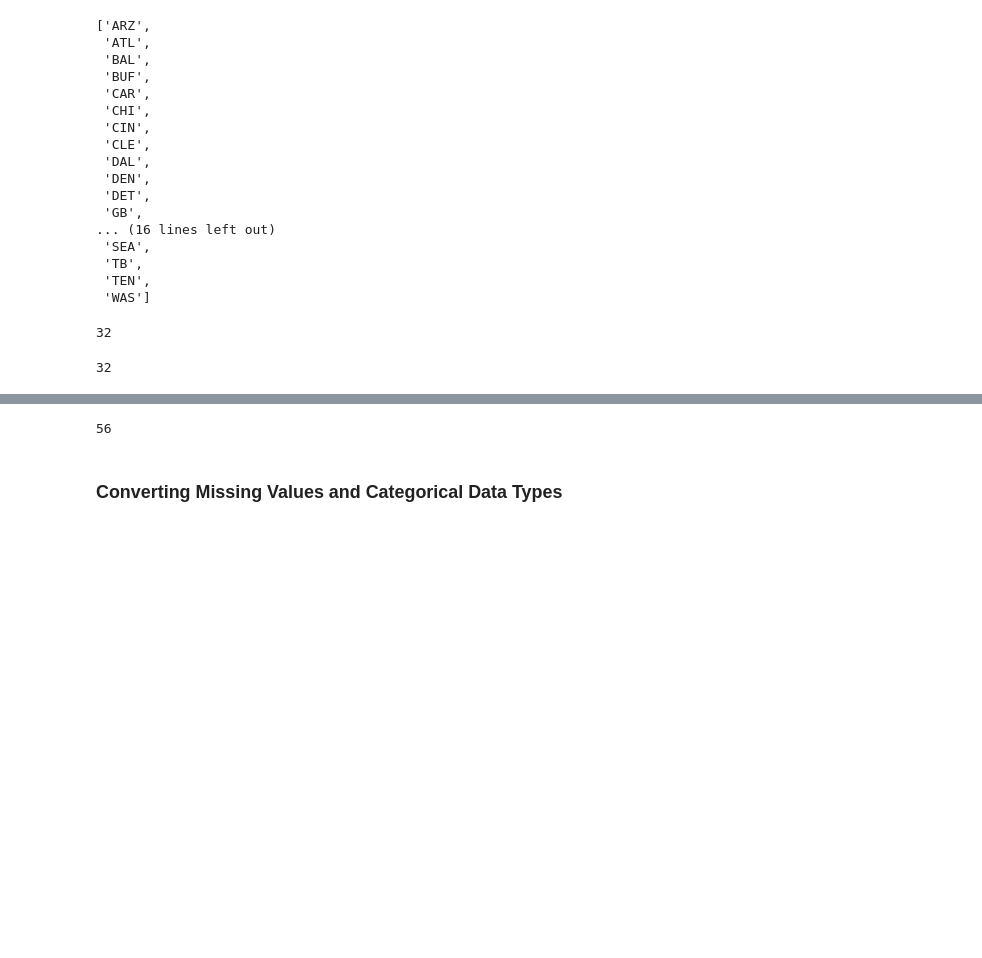
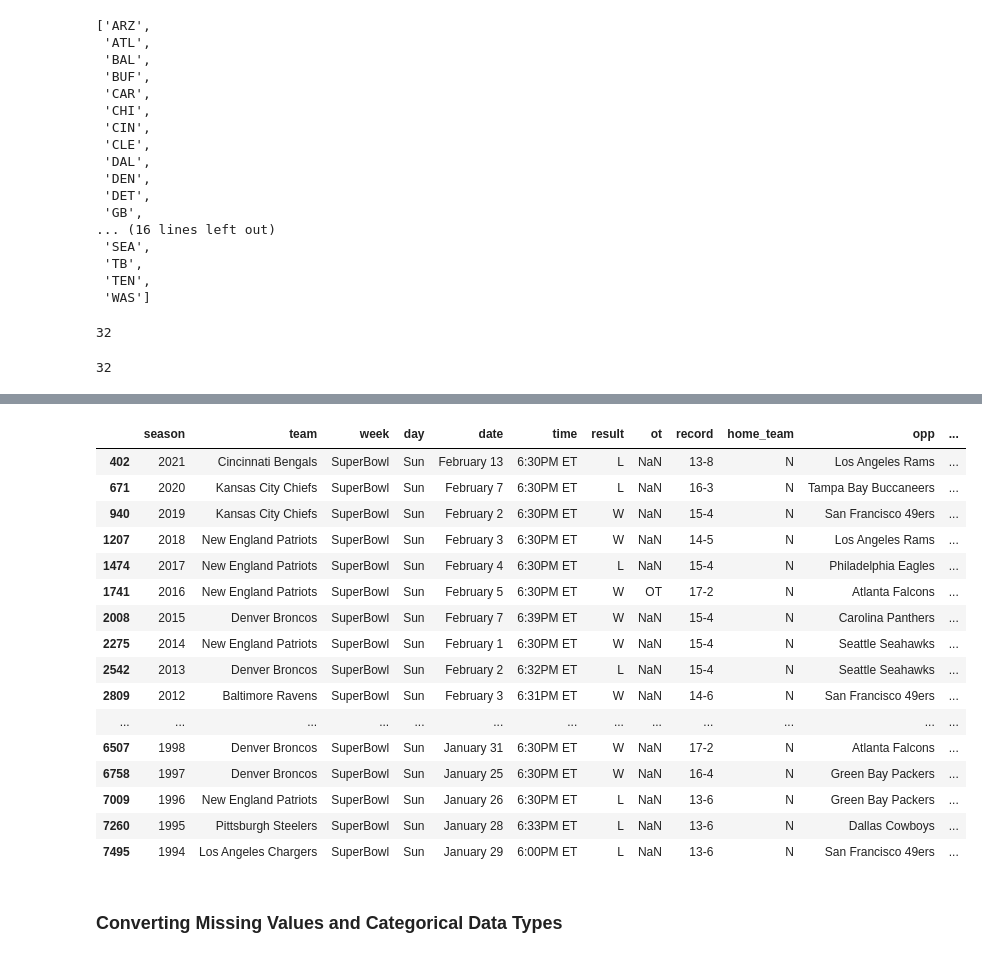
Before and after one commit to Mirror1023/NFL_Game_Predictor, a Jupyter notebook: 02_data_preparation.ipynb, the cells around one changed output, grey strips where cells are left out. Cells and saved outputs as stored; diff of their text form; code cells hidden in the pictures; blank space fills up the shorter version.

```diff
--- a/02_data_preparation.ipynb
+++ b/02_data_preparation.ipynb
@@ -361,8 +398,25 @@ df.tail(50)
 # %%
 #df.loc[df['team'] == 'New York Jets'].tail(50)
 # %%
-len(df[df.week == 'SuperBowl'])
+df[df.week == 'SuperBowl']
 # we must determine which teams are the home teams and away teams for the SB.
+# even year = AFC team is the home team for the SB, odd year = NFC team is the home team for the SB
 # the game is played on neutral ground where the location is determined years in advance.
 # %% [output]
-56
+|  | season | team | week | day | date | time | result | ot | record | home_team | opp | ... |
+| 402 | 2021 | Cincinnati Bengals | SuperBowl | Sun | February 13 | 6:30PM ET | L | NaN | 13-8 | N | Los Angeles Rams | ... |
+| 671 | 2020 | Kansas City Chiefs | SuperBowl | Sun | February 7 | 6:30PM ET | L | NaN | 16-3 | N | Tampa Bay Buccaneers | ... |
+| 940 | 2019 | Kansas City Chiefs | SuperBowl | Sun | February 2 | 6:30PM ET | W | NaN | 15-4 | N | San Francisco 49ers | ... |
+| 1207 | 2018 | New England Patriots | SuperBowl | Sun | February 3 | 6:30PM ET | W | NaN | 14-5 | N | Los Angeles Rams | ... |
+| 1474 | 2017 | New England Patriots | SuperBowl | Sun | February 4 | 6:30PM ET | L | NaN | 15-4 | N | Philadelphia Eagles | ... |
+| 1741 | 2016 | New England Patriots | SuperBowl | Sun | February 5 | 6:30PM ET | W | OT | 17-2 | N | Atlanta Falcons | ... |
+| 2008 | 2015 | Denver Broncos | SuperBowl | Sun | February 7 | 6:39PM ET | W | NaN | 15-4 | N | Carolina Panthers | ... |
+| 2275 | 2014 | New England Patriots | SuperBowl | Sun | February 1 | 6:30PM ET | W | NaN | 15-4 | N | Seattle Seahawks | ... |
+| 2542 | 2013 | Denver Broncos | SuperBowl | Sun | February 2 | 6:32PM ET | L | NaN | 15-4 | N | Seattle Seahawks | ... |
+| 2809 | 2012 | Baltimore Ravens | SuperBowl | Sun | February 3 | 6:31PM ET | W | NaN | 14-6 | N | San Francisco 49ers | ... |
+| ... | ... | ... | ... | ... | ... | ... | ... | ... | ... | ... | ... | ... |
+| 6507 | 1998 | Denver Broncos | SuperBowl | Sun | January 31 | 6:30PM ET | W | NaN | 17-2 | N | Atlanta Falcons | ... |
+| 6758 | 1997 | Denver Broncos | SuperBowl | Sun | January 25 | 6:30PM ET | W | NaN | 16-4 | N | Green Bay Packers | ... |
+| 7009 | 1996 | New England Patriots | SuperBowl | Sun | January 26 | 6:30PM ET | L | NaN | 13-6 | N | Green Bay Packers | ... |
+| 7260 | 1995 | Pittsburgh Steelers | SuperBowl | Sun | January 28 | 6:33PM ET | L | NaN | 13-6 | N | Dallas Cowboys | ... |
+| 7495 | 1994 | Los Angeles Chargers | SuperBowl | Sun | January 29 | 6:00PM ET | L | NaN | 13-6 | N | San Francisco 49ers | ... |
```
Also changed, not shown: parts of 50 cells of this notebook.
